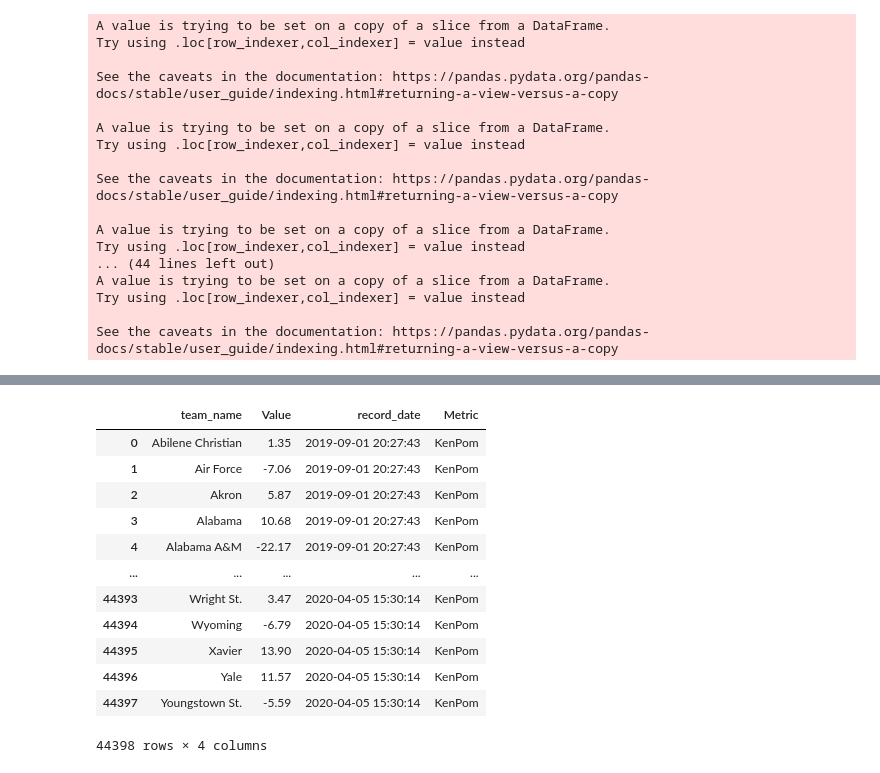
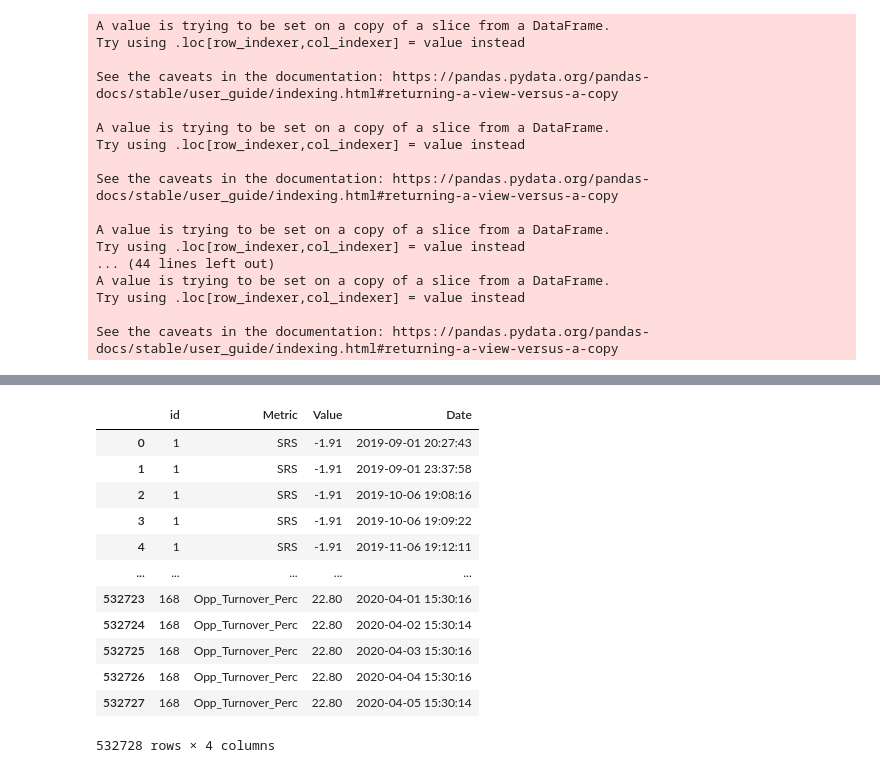
Before and after one commit to blakekobel/college-bball-scraper, a Jupyter notebook: Refactor Statlines.ipynb, the cells around one changed output, grey strips where cells are left out. Cells and saved outputs as stored; diff of their text form; code cells hidden in the pictures.

```diff
--- a/Refactor Statlines.ipynb
+++ b/Refactor Statlines.ipynb
@@ -123,16 +106,22 @@ result = result[['team_name','Metric','Value','record_date']]
-# %%
-kpval
-# %% [output]
-|  | team_name | Value | record_date | Metric |
-| 0 | Abilene Christian | 1.35 | 2019-09-01 20:27:43 | KenPom |
-| 1 | Air Force | -7.06 | 2019-09-01 20:27:43 | KenPom |
-| 2 | Akron | 5.87 | 2019-09-01 20:27:43 | KenPom |
-| 3 | Alabama | 10.68 | 2019-09-01 20:27:43 | KenPom |
-| 4 | Alabama A&M | -22.17 | 2019-09-01 20:27:43 | KenPom |
-| ... | ... | ... | ... | ... |
-| 44393 | Wright St. | 3.47 | 2020-04-05 15:30:14 | KenPom |
-| 44394 | Wyoming | -6.79 | 2020-04-05 15:30:14 | KenPom |
-| 44395 | Xavier | 13.90 | 2020-04-05 15:30:14 | KenPom |
-| 44396 | Yale | 11.57 | 2020-04-05 15:30:14 | KenPom |
-| 44397 | Youngstown St. | -5.59 | 2020-04-05 15:30:14 | KenPom |
-44398 rows × 4 columns
+# %%
+srs_result = srsval.append([oeffval,deffval,ppgval,papgval,paceval,threeparval,trueshootval,tovval,oppthreeparval,opptrueshootval,opptovval])
+srs_result = srs_result[['team_name','Metric','Value','record_date']]
+srs_result = srs_result.rename(columns={"record_date": "Date"})
+srs_id = pd.merge(srs_result, tf, how='inner', left_on="team_name", right_on="sr_name")
+srs_final = srs_id[['id','Metric','Value','Date']]
+# %%
+srs_final
+# %% [output]
+|  | id | Metric | Value | Date |
+| 0 | 1 | SRS | -1.91 | 2019-09-01 20:27:43 |
+| 1 | 1 | SRS | -1.91 | 2019-09-01 23:37:58 |
+| 2 | 1 | SRS | -1.91 | 2019-10-06 19:08:16 |
+| 3 | 1 | SRS | -1.91 | 2019-10-06 19:09:22 |
+| 4 | 1 | SRS | -1.91 | 2019-11-06 19:12:11 |
+| ... | ... | ... | ... | ... |
+| 532723 | 168 | Opp_Turnover_Perc | 22.80 | 2020-04-01 15:30:16 |
+| 532724 | 168 | Opp_Turnover_Perc | 22.80 | 2020-04-02 15:30:14 |
+| 532725 | 168 | Opp_Turnover_Perc | 22.80 | 2020-04-03 15:30:16 |
+| 532726 | 168 | Opp_Turnover_Perc | 22.80 | 2020-04-04 15:30:16 |
+| 532727 | 168 | Opp_Turnover_Perc | 22.80 | 2020-04-05 15:30:14 |
+532728 rows × 4 columns
```
Also changed, not shown: parts of 10 cells of this notebook, 10 other files.
